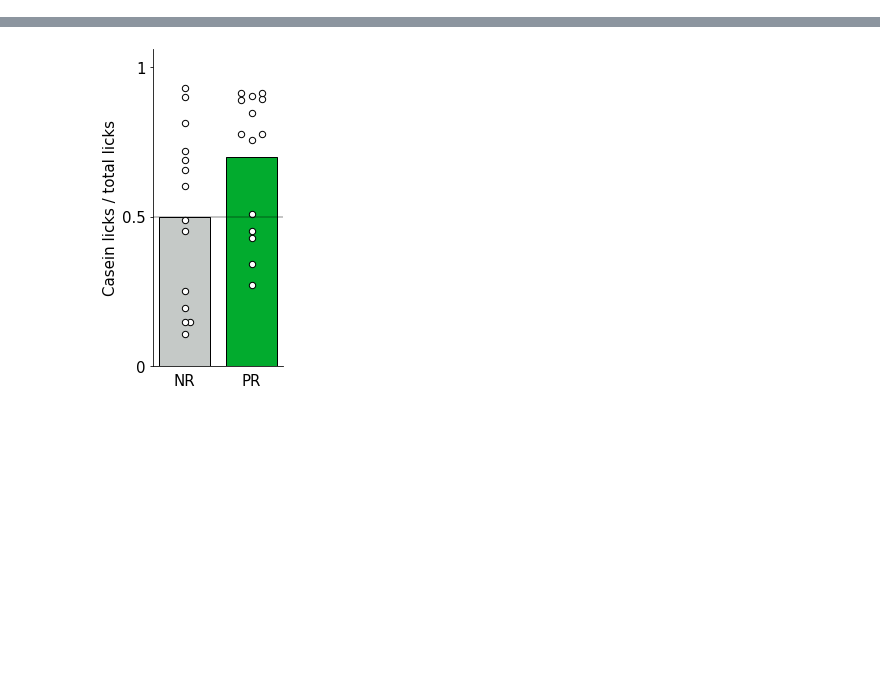
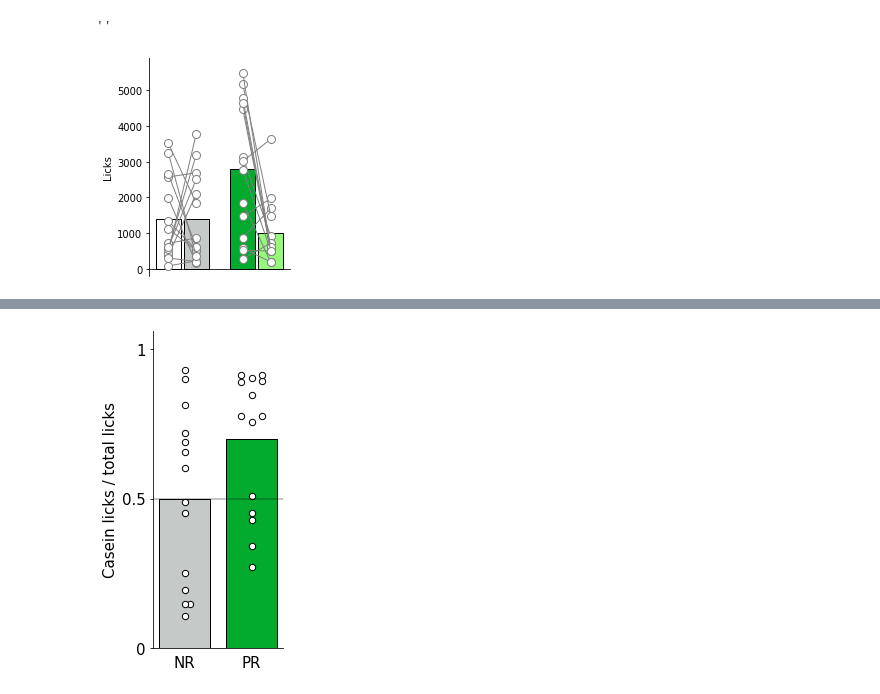
Before and after one commit to mccutcheonlab/IPP1, a Jupyter notebook: notebooks/IPP2-3.ipynb, the cells around one changed output, grey strips where cells are left out. Saved outputs shown, nothing was run; the diff lists cells and outputs as text; code cells hidden in the pictures; blank space fills up the shorter version.

Commit message:
made first figure

```diff
--- a/notebooks/IPP2-3.ipynb
+++ b/notebooks/IPP2-3.ipynb
@@ -178,0 +129,25 @@ FileNotFoundError: [Errno 2] No such file or directory: 'R:\\DA_and_Reward\\gc21
+# %%
+f, ax = plt.subplots(figsize=(3,4))
+f.subplots_adjust(left=0.25)
+
+
+jmfig.barscatter([[test1_C_NR, test1_M_NR], [test1_C_PR, test1_M_PR]],
+                 paired=True, ax=ax,
+                 barfacecoloroption='individual',
+                 barfacecolor=['white', 'xkcd:silver', 'xkcd:kelly green', 'xkcd:light green'])
+
+ax.set_ylim([-200, 5900])
+ax.set_ylabel('Licks')
+ax.set_xticks([])
+
+plt.tick_params(
+    axis='x',          # changes apply to the x-axis
+    which='both',      # both major and minor ticks are affected
+    bottom=False,      # ticks along the bottom edge are off
+    top=False)
+
+f.savefig('..\\figs\\IPP_bar.pdf', dpi=600)
+;
+# %% [output]
+''
+[figure, added]
```
Also changed, not shown: parts of 4 cells of this notebook.
